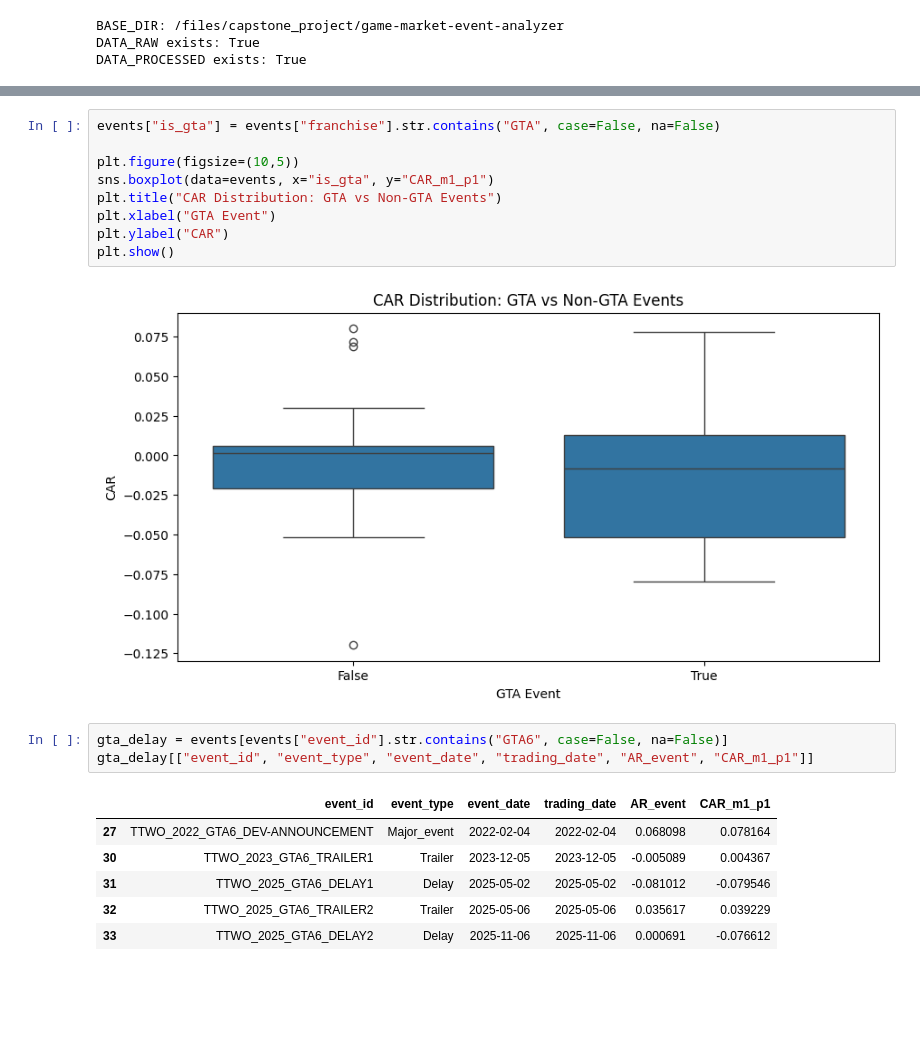
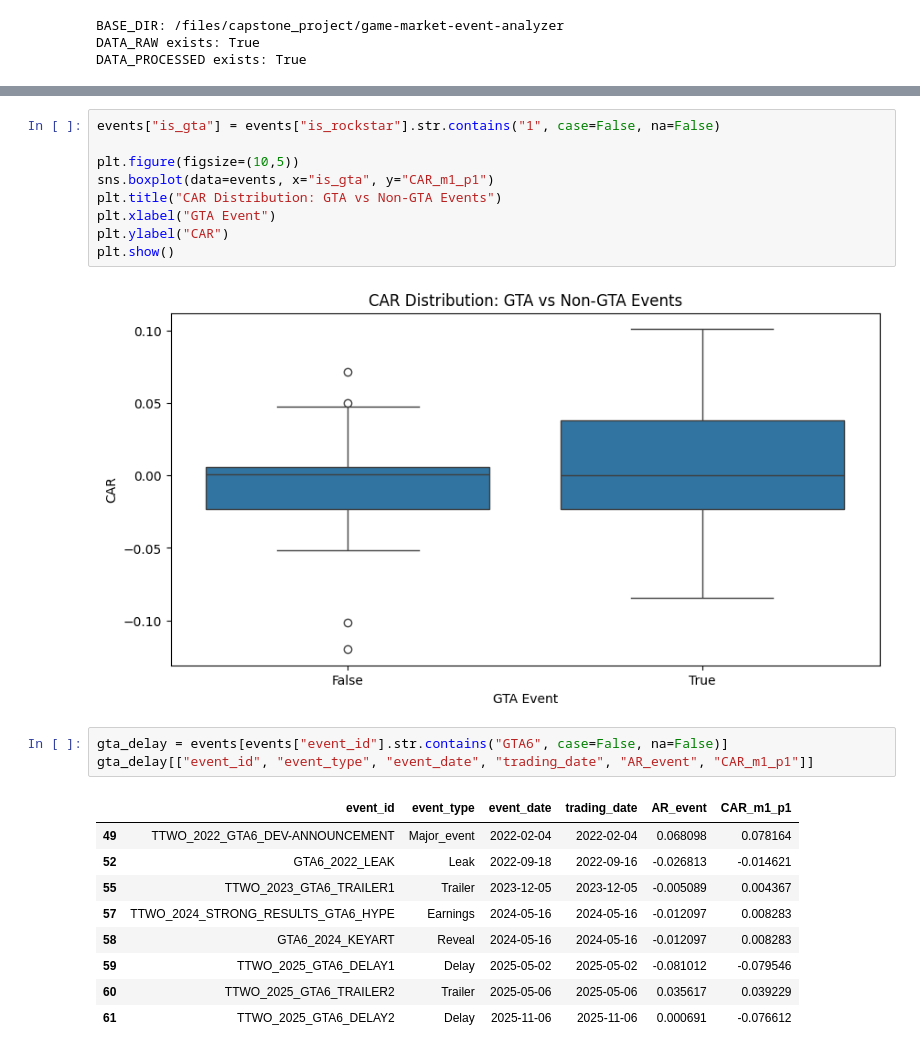
Before and after one commit to AawinAru/Game-Market-Event-Analyzer, a Jupyter notebook: src/eventstudy/features/visualize_ar_car.ipynb, the cells around one changed output, grey strips where cells are left out. Drawn from its saved outputs; the diff is of its cells as text; blank space fills up the shorter version.

Commit message:
Added new events, and finished computing

```diff
--- a/src/eventstudy/features/visualize_ar_car.ipynb
+++ b/src/eventstudy/features/visualize_ar_car.ipynb
@@ -98,21 +97,24 @@ plt.show()
 # %%
-events["is_gta"] = events["franchise"].str.contains("GTA", case=False, na=False)
+events["is_gta"] = events["is_rockstar"].str.contains("1", case=False, na=False)
 
 plt.figure(figsize=(10,5))
 sns.boxplot(data=events, x="is_gta", y="CAR_m1_p1")
 plt.title("CAR Distribution: GTA vs Non-GTA Events")
 plt.xlabel("GTA Event")
 plt.ylabel("CAR")
 plt.show()
 # %% [output]
-[figure, old version]
+[figure, new version]
 # %%
 gta_delay = events[events["event_id"].str.contains("GTA6", case=False, na=False)]
 gta_delay[["event_id", "event_type", "event_date", "trading_date", "AR_event", "CAR_m1_p1"]]
 # %% [output]
 |  | event_id | event_type | event_date | trading_date | AR_event | CAR_m1_p1 |
-| 27 | TTWO_2022_GTA6_DEV-ANNOUNCEMENT | Major_event | 2022-02-04 | 2022-02-04 | 0.068098 | 0.078164 |
-| 30 | TTWO_2023_GTA6_TRAILER1 | Trailer | 2023-12-05 | 2023-12-05 | -0.005089 | 0.004367 |
-| 31 | TTWO_2025_GTA6_DELAY1 | Delay | 2025-05-02 | 2025-05-02 | -0.081012 | -0.079546 |
-| 32 | TTWO_2025_GTA6_TRAILER2 | Trailer | 2025-05-06 | 2025-05-06 | 0.035617 | 0.039229 |
-| 33 | TTWO_2025_GTA6_DELAY2 | Delay | 2025-11-06 | 2025-11-06 | 0.000691 | -0.076612 |
+| 49 | TTWO_2022_GTA6_DEV-ANNOUNCEMENT | Major_event | 2022-02-04 | 2022-02-04 | 0.068098 | 0.078164 |
+| 52 | GTA6_2022_LEAK | Leak | 2022-09-18 | 2022-09-16 | -0.026813 | -0.014621 |
+| 55 | TTWO_2023_GTA6_TRAILER1 | Trailer | 2023-12-05 | 2023-12-05 | -0.005089 | 0.004367 |
+| 57 | TTWO_2024_STRONG_RESULTS_GTA6_HYPE | Earnings | 2024-05-16 | 2024-05-16 | -0.012097 | 0.008283 |
+| 58 | GTA6_2024_KEYART | Reveal | 2024-05-16 | 2024-05-16 | -0.012097 | 0.008283 |
+| 59 | TTWO_2025_GTA6_DELAY1 | Delay | 2025-05-02 | 2025-05-02 | -0.081012 | -0.079546 |
+| 60 | TTWO_2025_GTA6_TRAILER2 | Trailer | 2025-05-06 | 2025-05-06 | 0.035617 | 0.039229 |
+| 61 | TTWO_2025_GTA6_DELAY2 | Delay | 2025-11-06 | 2025-11-06 | 0.000691 | -0.076612 |
```
Also changed, not shown: parts of 6 cells of this notebook, 9 other files.
